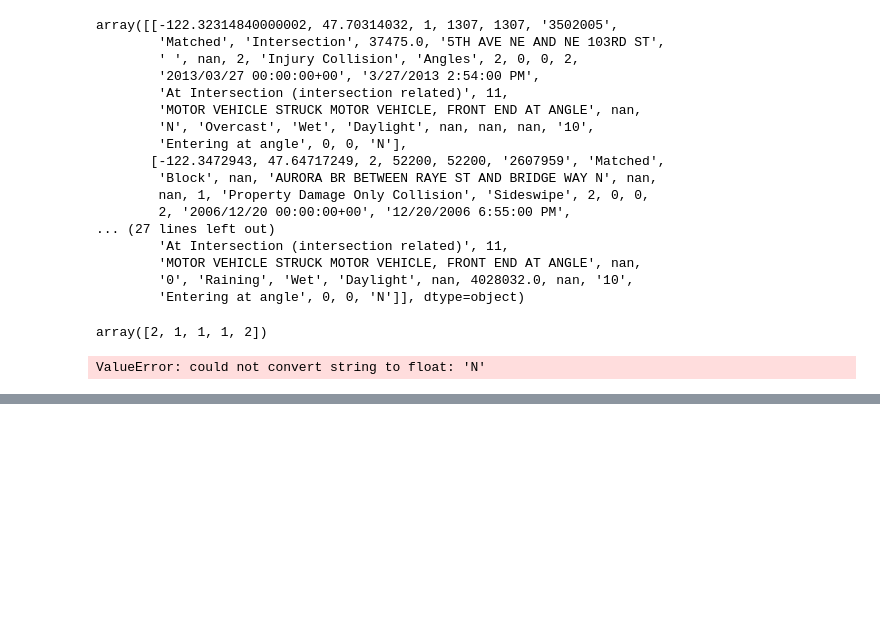
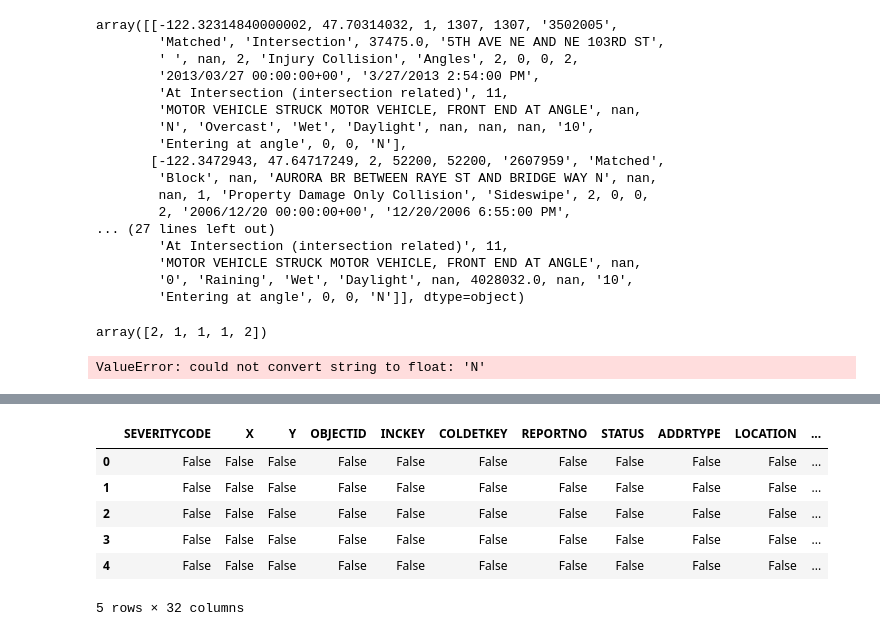
Before and after one commit to willm625/Coursera_Capstone, a Jupyter notebook: cap_nb.ipynb, the cells around one changed output, grey strips where cells are left out. Saved outputs shown, nothing was run; the diff lists cells and outputs as text; code cells hidden in the pictures; blank space fills up the shorter version.

```diff
--- a/cap_nb.ipynb
+++ b/cap_nb.ipynb
@@ -100,0 +98,14 @@ Test set: (38935, 37) (38935,)
+# %%
+#df = df.drop(columns=['INTKEY', 'EXCEPTRSNCODE', 'EXCEPTRSNDESC', 'INATTENTIONIND', 'PEDROWNOTGRNT', 'SPEEDING'])
+df = df.drop(columns=['PEDROWNOTGRNT', 'SPEEDING'])
+# %%
+missing_data = df.isnull()
+missing_data.head(5)
+# %% [output]
+|  | SEVERITYCODE | X | Y | OBJECTID | INCKEY | COLDETKEY | REPORTNO | STATUS | ADDRTYPE | LOCATION | ... |
+| 0 | False | False | False | False | False | False | False | False | False | False | ... |
+| 1 | False | False | False | False | False | False | False | False | False | False | ... |
+| 2 | False | False | False | False | False | False | False | False | False | False | ... |
+| 3 | False | False | False | False | False | False | False | False | False | False | ... |
+| 4 | False | False | False | False | False | False | False | False | False | False | ... |
+5 rows × 32 columns
```
Also changed, not shown: parts of 24 cells of this notebook.
